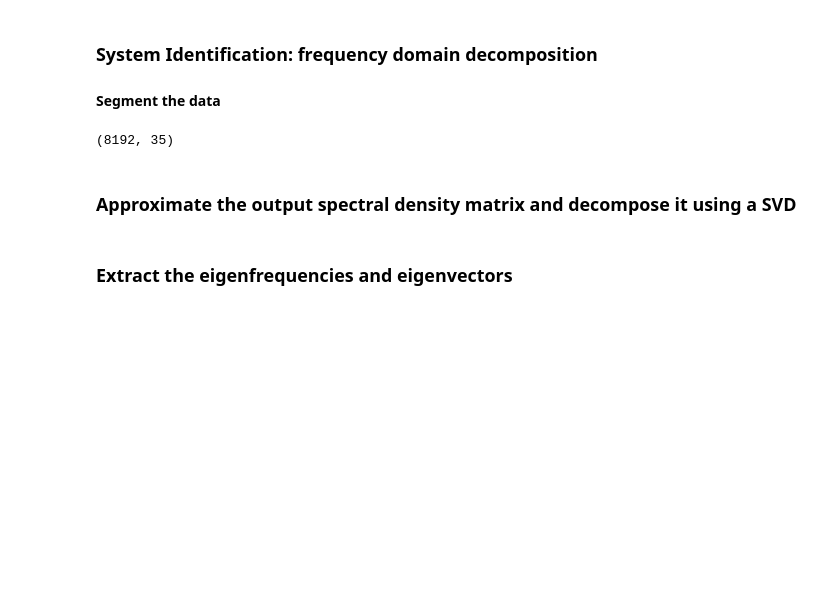
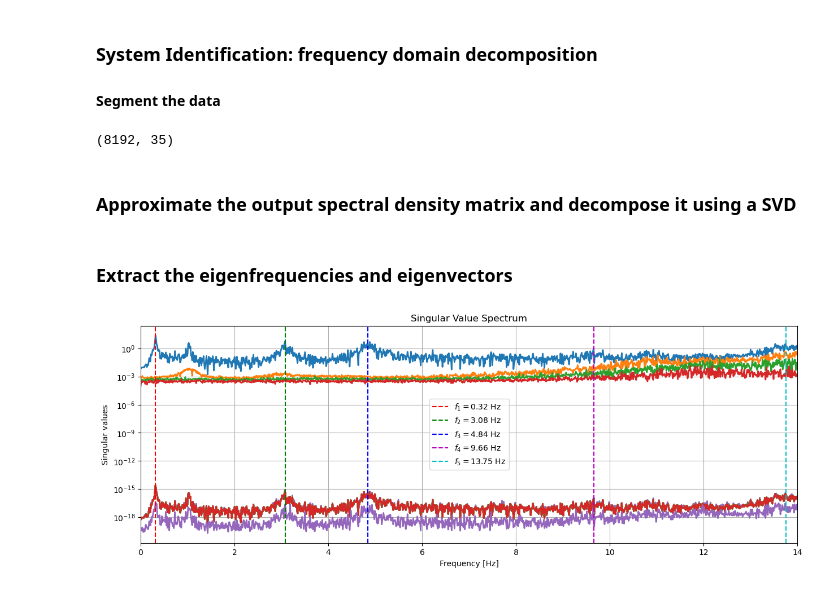
Before and after one commit to Aminealami16/Monitoring-of-Structural-Health-and-Geohazards, a Jupyter notebook: vibration_of_building/data.ipynb, the cells around one changed output. Cells and saved outputs as stored; diff of their text form; code cells hidden in the pictures; blank space fills up the shorter version.

Commit message:
singular value spectrum plot added

```diff
--- a/vibration_of_building/data.ipynb
+++ b/vibration_of_building/data.ipynb
@@ -108,6 +108,26 @@ freq2 = 3.08
 freq3 = 4.84
 freq4 = 9.66
 freq5 = 13.75
+
+freqs = [freq1, freq2, freq3, freq4, freq5]
 # %%
 np.save("freq_seg", freq_seg)
 np.save("U_omega", U_omega)
+# %%
+plt.figure(figsize=(15, 5))
+for sv in range(len(S_omega)):
+    plt.plot(freq_seg[:np.size(S_omega, axis=1)], S_omega[sv, :], linewidth=2)
+plt.yscale('log')
+plt.xlim(0, 14)
+plt.xlabel('Frequency [Hz]')
+plt.ylabel('Singular values')
+plt.xlabel('Frequency [Hz]')
+plt.title('Singular Value Spectrum')
+plt.grid()
+colors = ['r', 'g', 'b', 'm', 'c', 'y', 'k']  # Add more colors if needed
+for idx, i in enumerate(freqs):
+    plt.axvline(x=i, linestyle='--', color=colors[idx % len(colors)], label=f'$f_{{{idx+1}}} = {i:.2f}$ Hz')
+plt.legend()
+plt.show()
+# %% [output]
+[figure, added]
```
Also changed, not shown: 2 other files.
